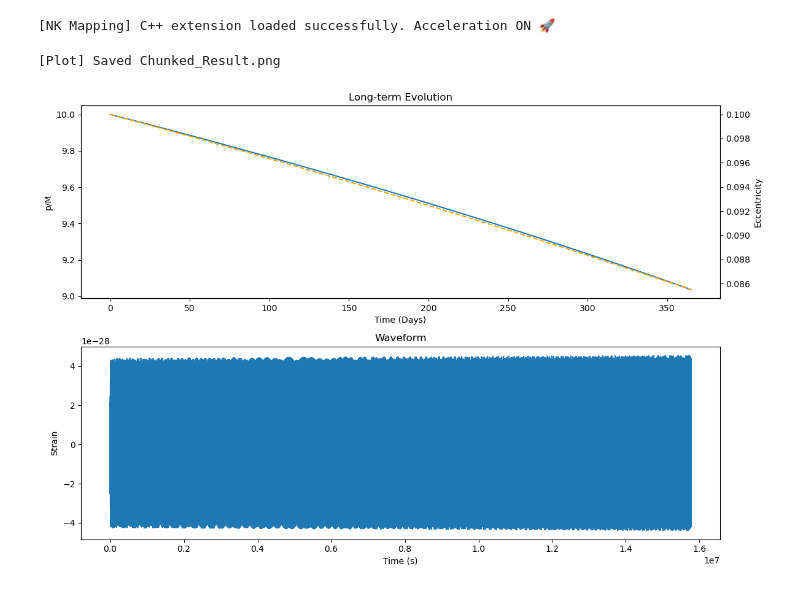
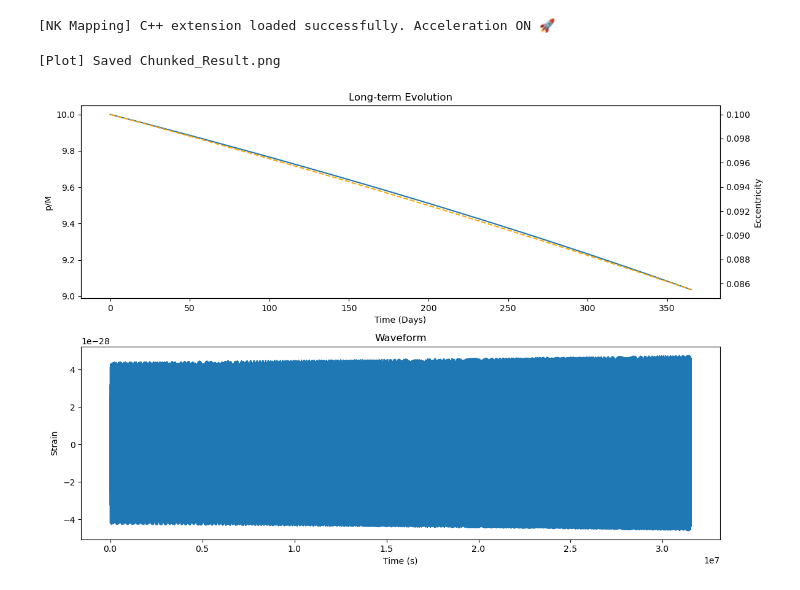
Before and after one commit to ljq2088/Kludge_EMRI, a Jupyter notebook: test.ipynb, the cells around one changed output. Saved outputs shown, nothing was run; the diff lists cells and outputs as text; code cells hidden in the pictures.

```diff
--- a/test.ipynb
+++ b/test.ipynb
@@ -45,32 +45,32 @@ with h5py.File(filename, 'r') as f:
     t_days = np.array(t[::step]) * T_unit_sec / 86400.0
 
     axes[0].plot(t_days, p[::step], label='p')
     axes[0].set_ylabel('p/M')
     axes[0].set_xlabel('Time (Days)')
     axes[0].set_title("Long-term Evolution")
     ax0r = axes[0].twinx()
     ax0r.plot(t_days, e[::step], color='orange', label='e', linestyle='--')
     ax0r.set_ylabel('Eccentricity')
 
     # Plot waveform if exists
     if 'h_plus' in f:
         h = f['h_plus']
-        view_len =h.shape[0]//2
+        view_len =h.shape[0]
         #view_len=50000
         #start = max(0, h.shape[0] - view_len)
         start=0
         t_wave = np.array(t[start:start+view_len]) * T_unit_sec
         h_wave = np.array(h[start:start+view_len])
 
         if len(h_wave) > 0:
             axes[1].plot(t_wave - t_wave[0], h_wave)
             axes[1].set_ylabel("Strain")
             axes[1].set_xlabel("Time (s)")
             axes[1].set_title("Waveform")
 
     plt.tight_layout()
     plt.savefig("Chunked_Result.png")
     print("[Plot] Saved Chunked_Result.png")
 # %% [output]
 [Plot] Saved Chunked_Result.png
-[figure, old version]
+[figure, new version]
```
Also changed, not shown: 2 other files.
